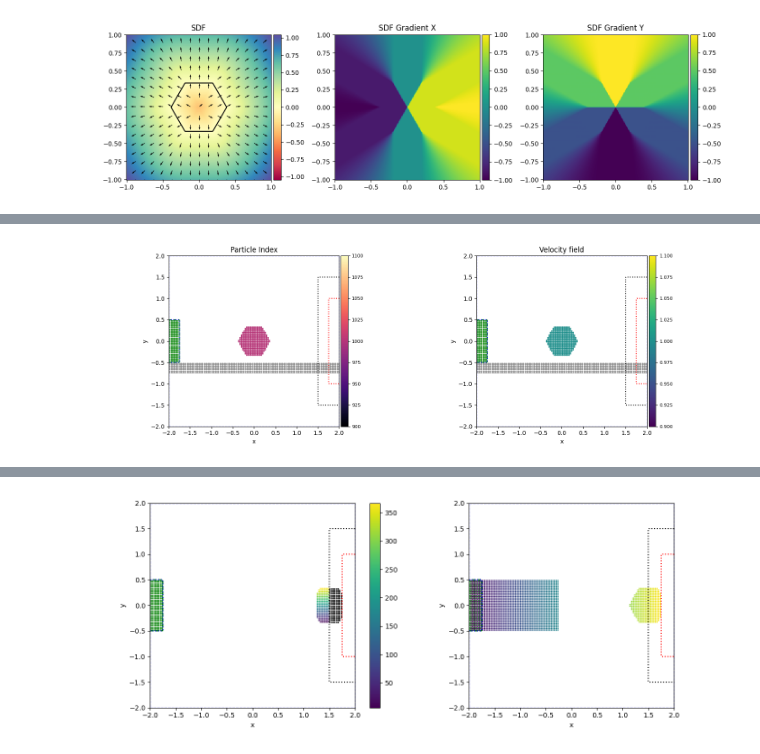
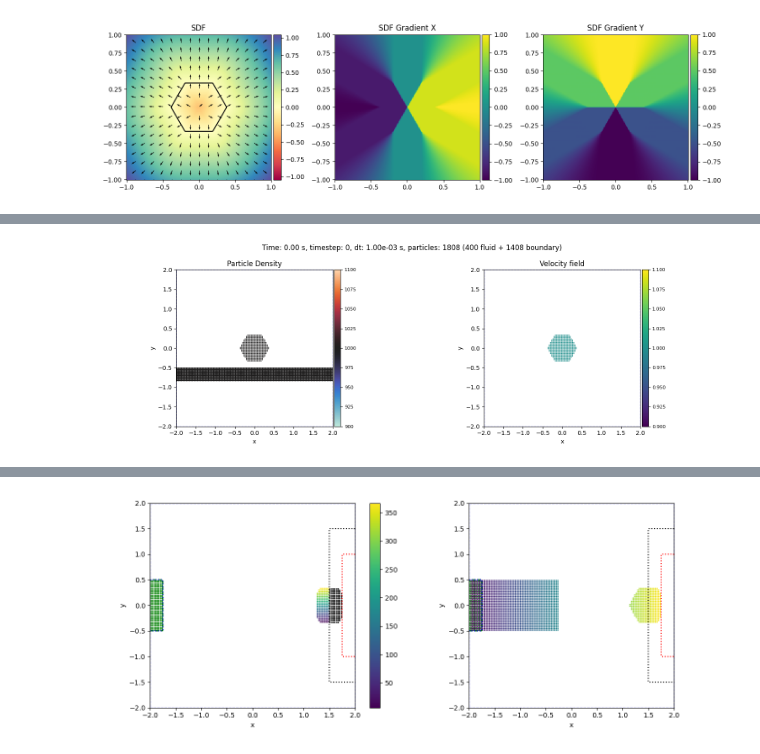
Before and after one commit to wi-re/diffSPH, a Jupyter notebook: partiBench/02_outlet.ipynb, the cells around one changed output, grey strips where cells are left out. Cells and saved outputs as stored; diff of their text form; code cells hidden in the pictures.

```diff
--- a/partiBench/02_outlet.ipynb
+++ b/partiBench/02_outlet.ipynb
@@ -465,8 +471,8 @@ sdf = operatorDict['smooth_union'](rotated, sphere_a, 0.25)
 fluid_sdf = sphere_a
 plotSDF(fluid_sdf(torch.clone(points.to('cuda')),), X.to('cuda'), Y.to('cuda'), 2, 2)
 
-sphere_b = lambda points: getSDF('box')['function'](points, torch.tensor([2,1/8]).to(points.device))
-translated = operatorDict['translate'](sphere_b, torch.tensor([0.0,-1/2 - 1/8]))
+sphere_b = lambda points: getSDF('box')['function'](points, torch.tensor([2,1/6]).to(points.device))
+translated = operatorDict['translate'](sphere_b, torch.tensor([0.0,-1/2 - 1/6]))
 boundary_sdf = translated
 plotSDF(boundary_sdf(torch.clone(points),), X, Y, 2, 2)
 # %% [output]
@@ -482,11 +498,15 @@ from diffSPH.v2.sampling import sampleParticles, processBoundarySDFs
 
 
 
-# particleState, mask = sampleParticles(config, sdfs = [region['sdf'] for region in regions if region['type'] == 'inlet'])
+particleState, mask = sampleParticles(config, sdfs = [region['sdf'] for region in regions if region['type'] == 'inlet'])
 particleState, mask = sampleParticles(config, sdfs = [fluid_sdf])
 
 # sdf =
-boundaryState = processBoundarySDFs(particleState, config, [boundary_sdf], 'regular')
+# for region in regions:
+#     if region['type'] == 'boundary'
+if len([region['sdf'] for region in regions if region['type'] == 'boundary']) > 0:
+    boundaryState = processBoundarySDFs(particleState, config, [region['sdf'] for region in regions if region['type'] == 'boundary'], 'regular')
+# boundaryState = processBoundarySDFs(particleState, config, [region['sdf'] for region in regions if region['type'] == 'boundary'], 'regular')
 # %%
 
 s = 2
@@ -766,0 +769,3 @@ state['boundary']['densities'], state['boundaryGhost']['densities'] = mDBCDensit
+# %%
+perennialState['boundary']['distances'] = - perennialState['boundary']['distances']
+config['regions'] = regions
@@ -766,0 +800,5 @@ state['boundary']['densities'], state['boundaryGhost']['densities'] = mDBCDensit
+# %%
+if 'regions' in  config and config['regions'] is not None:
+    perennialState['outletGhost'] = buildOutletGhostParticles(config['regions'], perennialState, config)
+
+# perennialState['outletGhost'].keys()
@@ -767,32 +1000,36 @@ state['boundary']['densities'], state['boundaryGhost']['densities'] = mDBCDensit
 # %%
 fig, axis = plt.subplots(1,2, figsize = (15,5), squeeze = False)
+s = 0.5
+
+visualizationState = prepVisualizationState(perennialState, config, grid = True)
+# plotRegions(regions, axis[0,0])
+# plotRegions(regions, axis[0,1])
+
+indexPlot = visualizeParticleQuantity(fig, axis[0,0], config, visualizationState, quantity = 'densities', mapping = '.x', s = s,
+                          scaling = 'sym', gridVisualization=False, cmap = 'icefire', title = 'Particle Density', which = 'both', plotBoth = True, midPoint = 1000)
+quantPlot = visualizeParticleQuantity(fig, axis[0,1], config, visualizationState, quantity = 'velocities', mapping = 'L2', s = s,
+                          scaling = 'lin', gridVisualization=False, cmap = 'viridis', streamLines = False, operation = None, title = 'Velocity field', plotBoth = False, which = 'fluid', midPoint = 1000)
 
 
-visualizationState = prepVisualizationState(perennialState, config, grid = True)
-plotRegions(regions, axis[0,0])
-plotRegions(regions, axis[0,1])
-
-indexPlot = visualizeParticleQuantity(fig, axis[0,0], config, visualizationState, quantity = 'densities', mapping = '.x', s = s,
-                          scaling = 'lin', gridVisualization=False, cmap = 'magma', title = 'Particle Index', which = 'fluid', plotBoth = False)
-quantPlot = visualizeParticleQuantity(fig, axis[0,1], config, visualizationState, quantity = 'velocities', mapping = 'L2', s = s,
-                          scaling = 'lin', gridVisualization=False, cmap = 'viridis', streamLines = False, operation = None, title = 'Velocity field', plotBoth = False)
+# axis[0,0].scatter(
+#     perennialState['boundary']['positions'][:,0].detach().cpu().numpy(),
+#     perennialState['boundary']['positions'][:,1].detach().cpu().numpy(),
+#     c = 'black',
+#     marker = 'x',
+#     s = 1,
+#     alpha = 0.5)
+# axis[0,1].scatter(
+#     perennialState['boundary']['positions'][:,0].detach().cpu() .numpy(),
+#     perennialState['boundary']['positions'][:,1].detach().cpu().numpy(),
+#     c = 'black',
+#     marker = 'x',
+#     s = 1,
+#     alpha = 0.5)
 
 
-axis[0,0].scatter(
-    perennialState['boundary']['positions'][:,0].detach().cpu().numpy(),
-    perennialState['boundary']['positions'][:,1].detach().cpu().numpy(),
-    c = 'black',
-    marker = 'x',
-    s = 1,
-    alpha = 0.5)
-axis[0,1].scatter(
-    perennialState['boundary']['positions'][:,0].detach().cpu().numpy(),
-    perennialState['boundary']['positions'][:,1].detach().cpu().numpy(),
-    c = 'black',
-    marker = 'x',
-    s = 1,
-    alpha = 0.5)
+fig.suptitle(f'Time: {perennialState["time"]:.2f} s, timestep: {perennialState["timestep"]}, dt: {perennialState["dt"]:.2e} s, particles: {perennialState["fluid"]["numParticles"] + perennialState["boundary"]["numParticles"]} ({perennialState["fluid"]["numParticles"]} fluid + {perennialState["boundary"]["numParticles"]} boundary)')
+
 
 fig.tight_layout()
 # %% [output]
-[figure, old version]
+[figure, new version]
```
Also changed, not shown: parts of 30 cells of this notebook, 4 other files.
